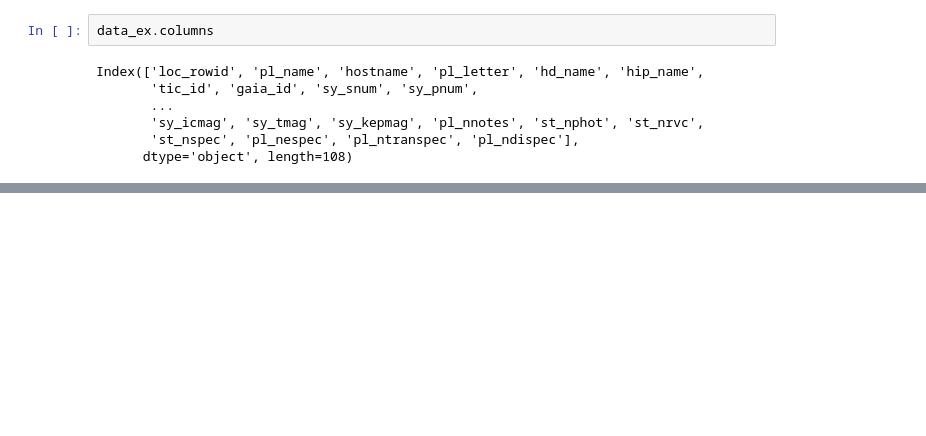
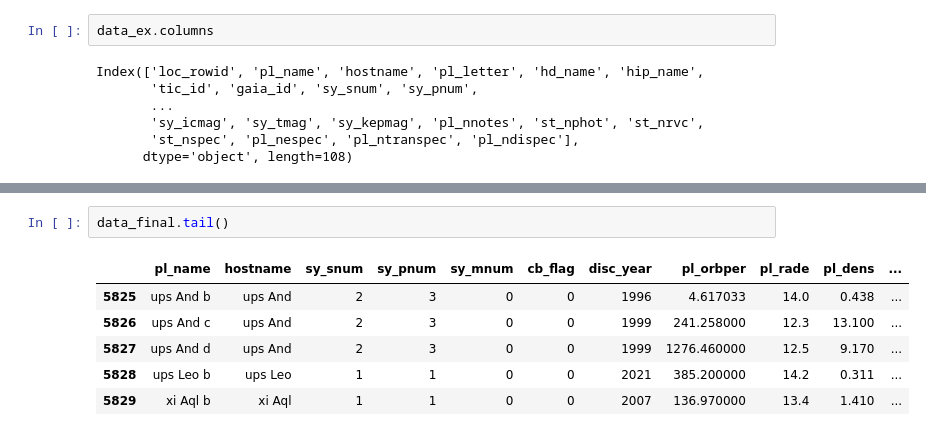
Before and after one commit to dietorices/Exoplanetas, a Jupyter notebook: Analisis_Descripcion_Data.ipynb, the cells around one changed output, grey strips where cells are left out. Cells and saved outputs as stored; diff of their text form; blank space fills up the shorter version.

```diff
--- a/Analisis_Descripcion_Data.ipynb
+++ b/Analisis_Descripcion_Data.ipynb
@@ -41,0 +58,9 @@ memory usage: 4.8+ MB
+# %%
+data_final.tail()
+# %% [output]
+|  | pl_name | hostname | sy_snum | sy_pnum | sy_mnum | cb_flag | disc_year | pl_orbper | pl_rade | pl_dens | ... |
+| 5825 | ups And b | ups And | 2 | 3 | 0 | 0 | 1996 | 4.617033 | 14.0 | 0.438 | ... |
+| 5826 | ups And c | ups And | 2 | 3 | 0 | 0 | 1999 | 241.258000 | 12.3 | 13.100 | ... |
+| 5827 | ups And d | ups And | 2 | 3 | 0 | 0 | 1999 | 1276.460000 | 12.5 | 9.170 | ... |
+| 5828 | ups Leo b | ups Leo | 1 | 1 | 0 | 0 | 2021 | 385.200000 | 14.2 | 0.311 | ... |
+| 5829 | xi Aql b | xi Aql | 1 | 1 | 0 | 0 | 2007 | 136.970000 | 13.4 | 1.410 | ... |
```
Also changed, not shown: parts of 15 cells of this notebook, 2 other files.
